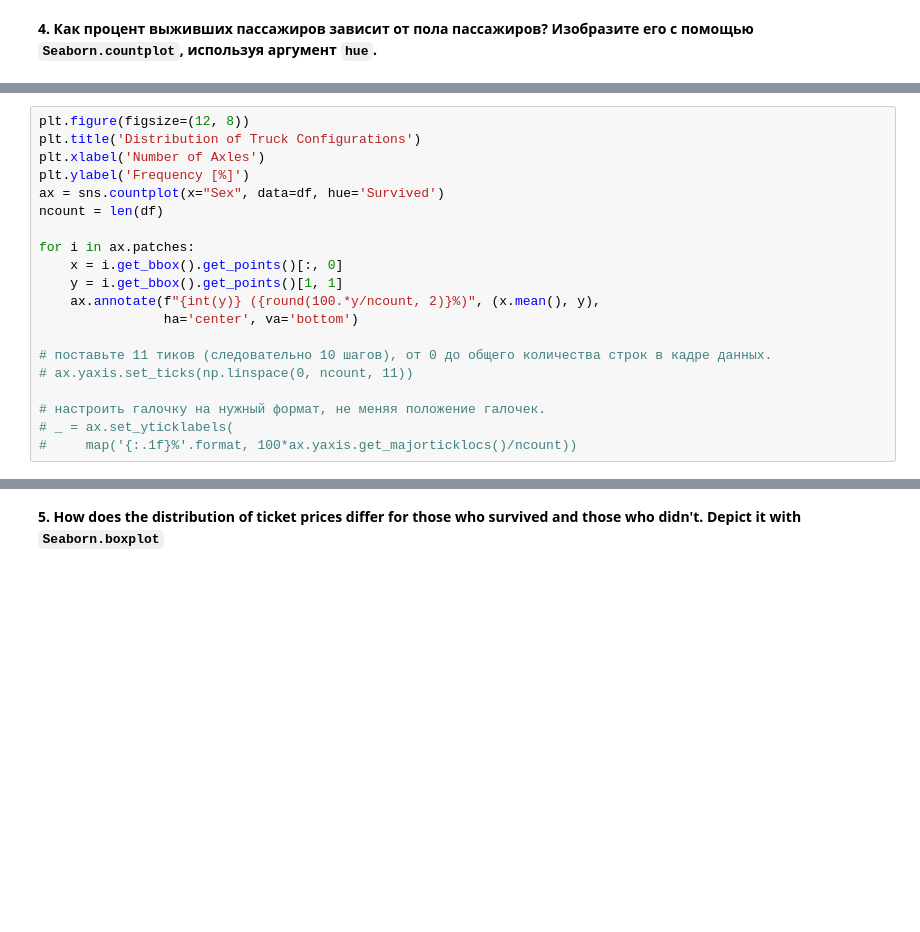
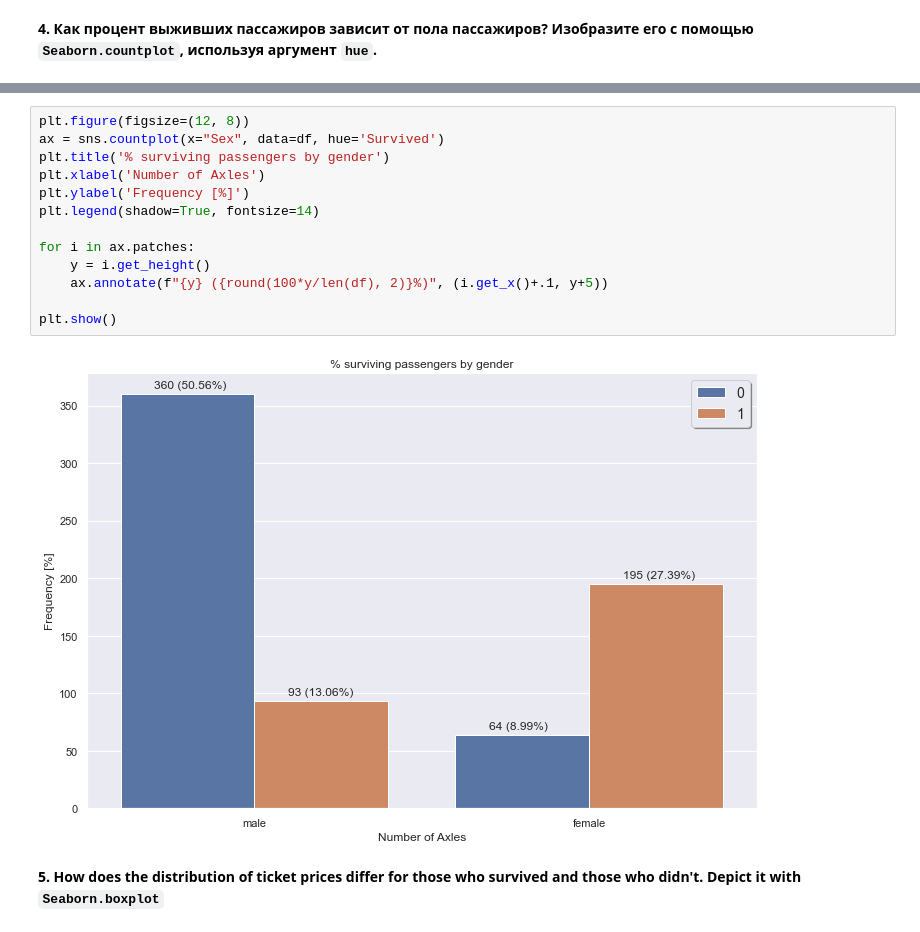
Before and after one commit to Sif-on/KROK-ML, a Jupyter notebook: week_2/topic2_practice_visual_titanic.ipynb, the cells around one changed output, grey strips where cells are left out. Drawn from its saved outputs; the diff is of its cells as text; blank space fills up the shorter version.

```diff
--- a/week_2/topic2_practice_visual_titanic.ipynb
+++ b/week_2/topic2_practice_visual_titanic.ipynb
@@ -159,20 +101,0 @@ ax2.grid(None)
-# %%
-plt.figure(figsize=(12, 8))
-plt.title('Distribution of Truck Configurations')
-plt.xlabel('Number of Axles')
-plt.ylabel('Frequency [%]')
-ax = sns.countplot(x="Sex", data=df, hue='Survived')
-ncount = len(df)
-
-for i in ax.patches:
-    x = i.get_bbox().get_points()[:, 0]
-    y = i.get_bbox().get_points()[1, 1]
-    ax.annotate(f"{int(y)} ({round(100.*y/ncount, 2)}%)", (x.mean(), y),
-                ha='center', va='bottom')
-
-# поставьте 11 тиков (следовательно 10 шагов), от 0 до общего количества строк в кадре данных.
-# ax.yaxis.set_ticks(np.linspace(0, ncount, 11))
-
-# настроить галочку на нужный формат, не меняя положение галочек.
-# _ = ax.set_yticklabels(
-#     map('{:.1f}%'.format, 100*ax.yaxis.get_majorticklocs()/ncount))
@@ -181,3 +107,18 @@ for i in ax.patches:
+# %%
+plt.figure(figsize=(12, 8))
+ax = sns.countplot(x="Sex", data=df, hue='Survived')
+plt.title('% surviving passengers by gender')
+plt.xlabel('Number of Axles')
+plt.ylabel('Frequency [%]')
+plt.legend(shadow=True, fontsize=14)
+
+for i in ax.patches:
+    y = i.get_height()
+    ax.annotate(f"{y} ({round(100*y/len(df), 2)}%)", (i.get_x()+.1, y+5))
+
+plt.show()
+# %% [output]
+[figure, added]
 # %% [markdown]
 **5. How does the distribution of ticket prices differ for those who survived and those who didn't. Depict it with `Seaborn.boxplot`**
 # %%
```
Also changed, not shown: parts of 4 cells of this notebook, 2 other files.
